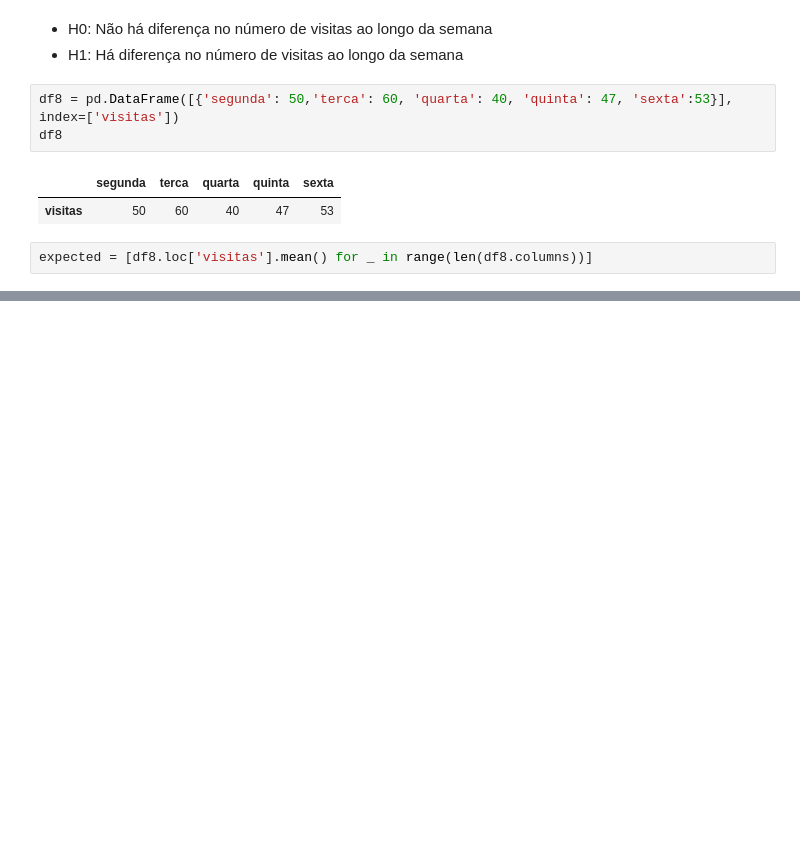
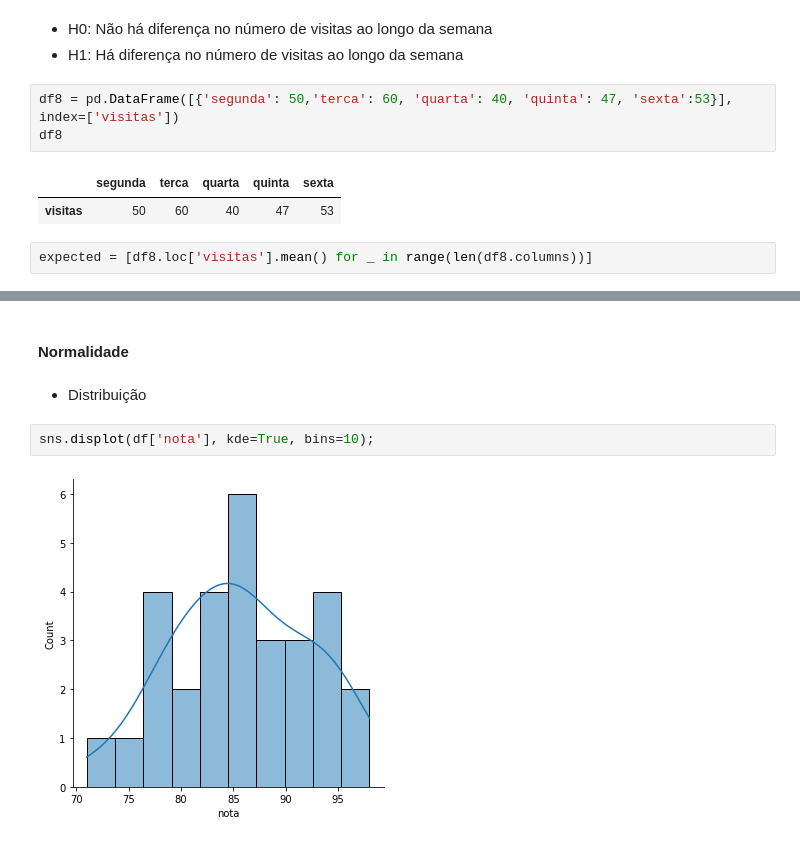
Before and after one commit to miguelzph/ab_test, a Jupyter notebook: notebooks/exercicios_aula_23.ipynb, the cells around one changed output, grey strips where cells are left out. Drawn from its saved outputs; the diff is of its cells as text; blank space fills up the shorter version.

```diff
--- a/notebooks/exercicios_aula_23.ipynb
+++ b/notebooks/exercicios_aula_23.ipynb
@@ -529,0 +607,8 @@ Rejeita a nula
+# %% [markdown]
+#### Normalidade
+# %% [markdown]
+- Distribuição
+# %%
+sns.displot(df['nota'], kde=True, bins=10);
+# %% [output]
+[figure, added]
```
Also changed, not shown: parts of 29 cells of this notebook.
